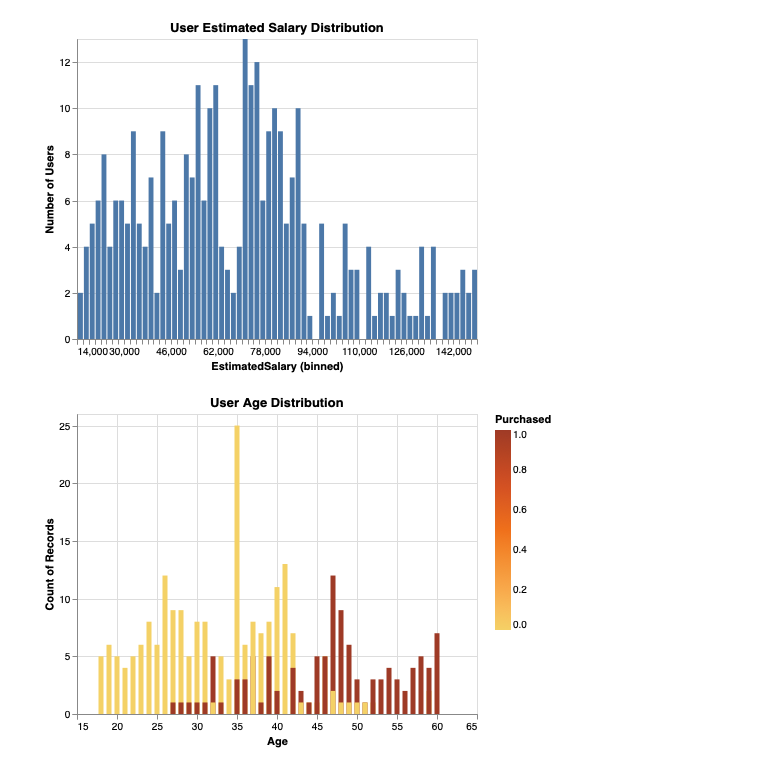
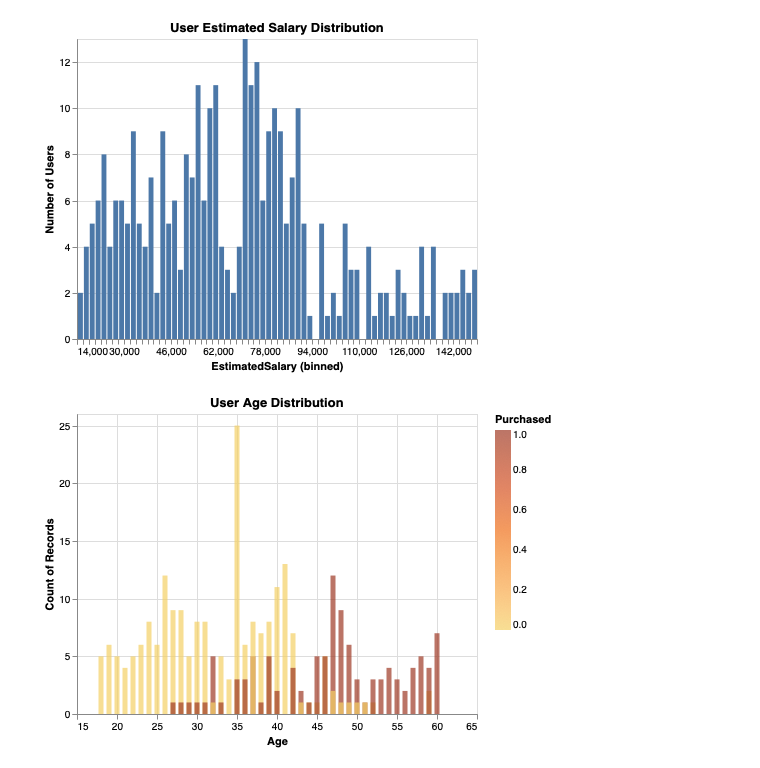
Before and after one commit to tguo9/Blood-Donation-Predictions, a Jupyter notebook: EDA.ipynb, the cells around one changed output. Saved outputs shown, nothing was run; the diff lists cells and outputs as text; code cells hidden in the pictures.

```diff
--- a/EDA.ipynb
+++ b/EDA.ipynb
@@ -99,10 +99,10 @@ alt.Chart(media_df_train).mark_bar().encode(
 # %% [output]
 [figure]
 # %%
-alt.Chart(media_df_train).mark_bar().encode(
+alt.Chart(media_df_train).mark_bar(opacity = 0.7).encode(
     alt.X("Age"),
     alt.Y('count()', stack=None),
     color=alt.Color('Purchased', scale=alt.Scale(scheme='goldorange'))
 ).properties(title = "User Age Distribution")
 # %% [output]
-[figure, old version]
+[figure, new version]
```
Also changed, not shown: parts of 1 cell of this notebook.
